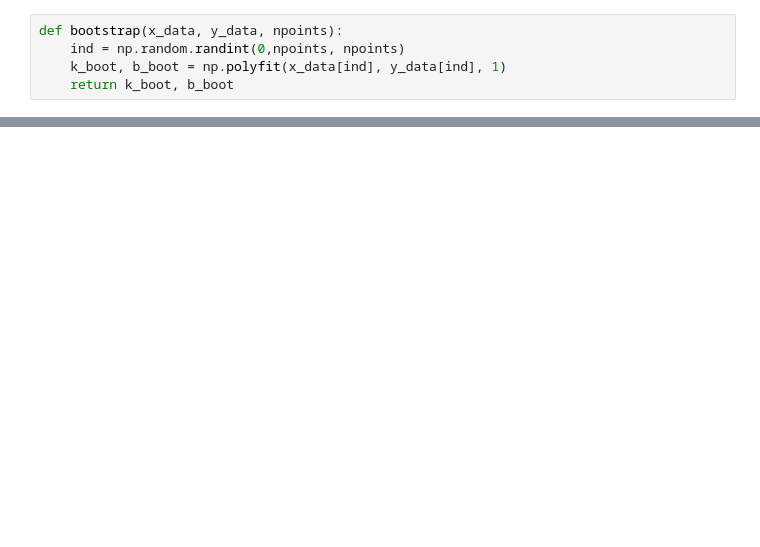
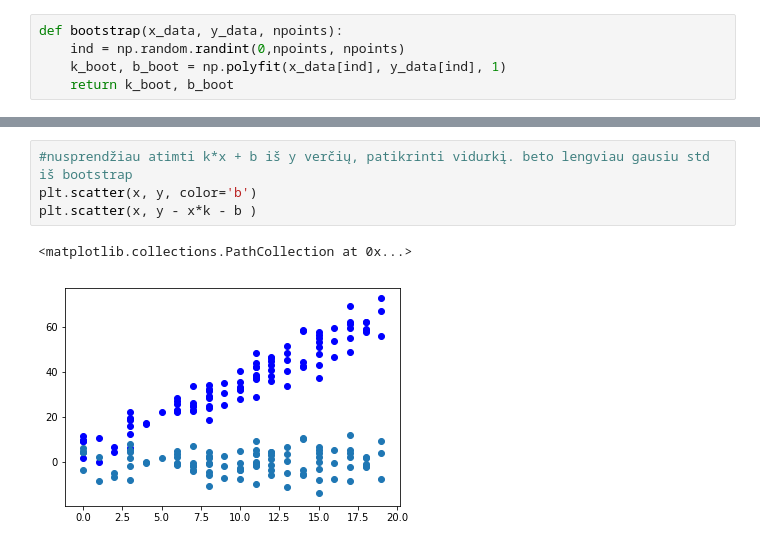
Before and after one commit to Caradryan/Example-Fitting-a-Model-to-Data, a Jupyter notebook: MT_pask07.ipynb, the cells around one changed output, grey strips where cells are left out. Drawn from its saved outputs; the diff is of its cells as text; blank space fills up the shorter version.

```diff
--- a/MT_pask07.ipynb
+++ b/MT_pask07.ipynb
@@ -58,0 +56,7 @@ for i in range(N_boot):
+# %%
+#nusprendžiau atimti k*x + b iš y verčių, patikrinti vidurkį. beto lengviau gausiu std iš bootstrap
+plt.scatter(x, y, color='b')
+plt.scatter(x, y - x*k - b )
+# %% [output]
+<matplotlib.collections.PathCollection at 0x...>
+[figure, added]
```
Also changed, not shown: parts of 15 cells of this notebook.
